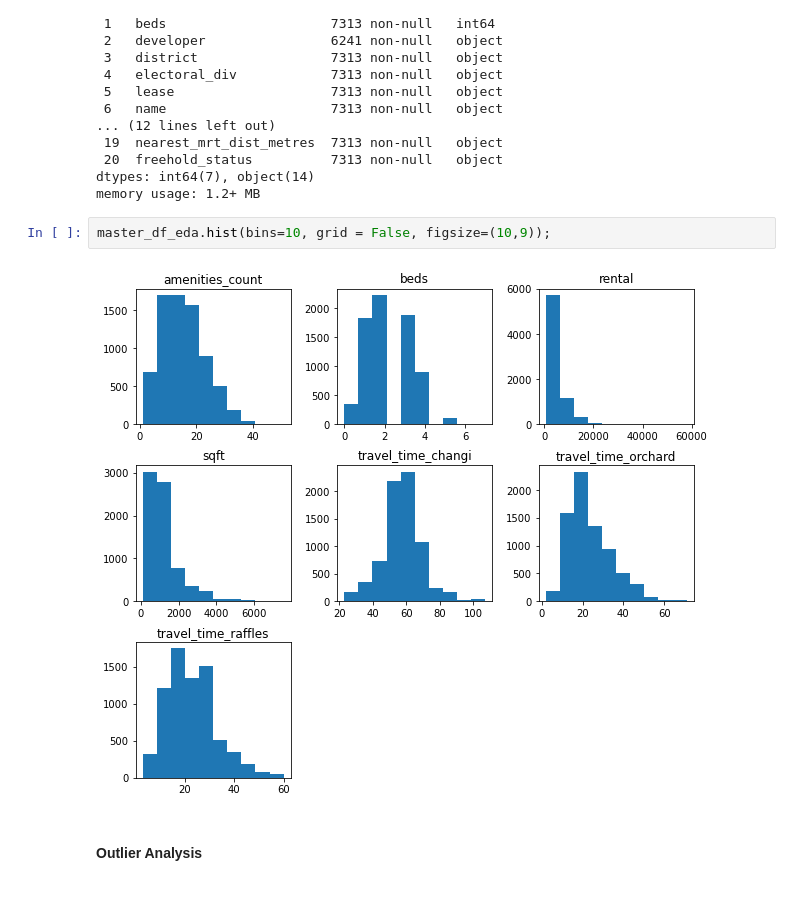
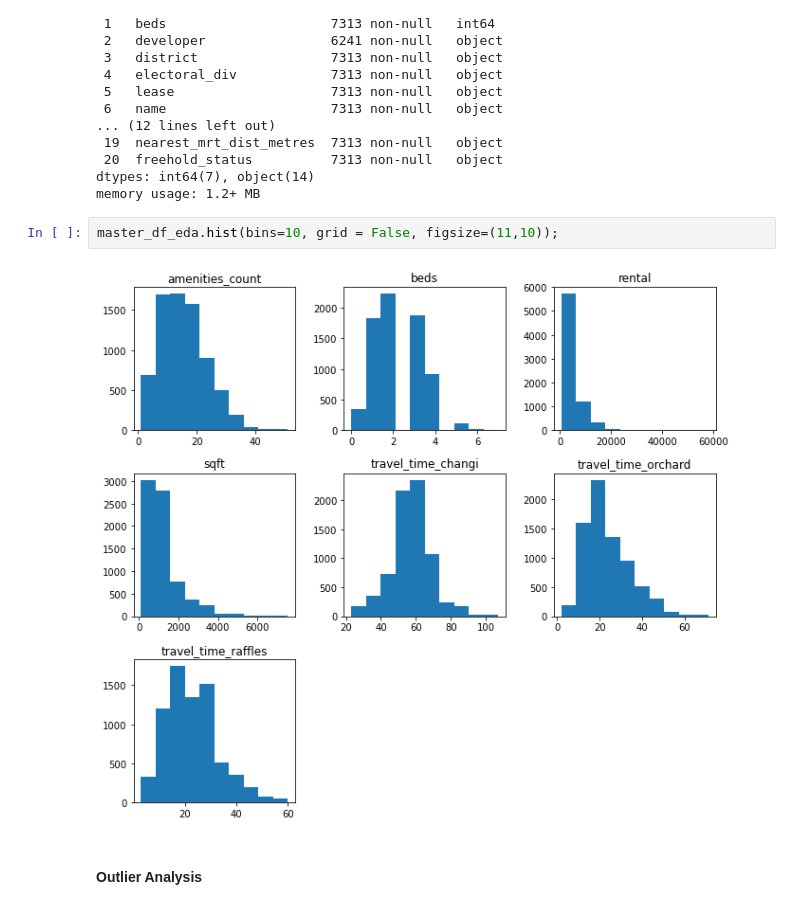
Before and after one commit to kennethleungty/Singapore-Condo-Rental-Market-Analysis, a Jupyter notebook: Part 2 - Data Cleaning and EDA.ipynb, the cells around one changed output. Saved outputs shown, nothing was run; the diff lists cells and outputs as text.

```diff
--- a/Part 2 - Data Cleaning and EDA.ipynb
+++ b/Part 2 - Data Cleaning and EDA.ipynb
@@ -823,9 +823,9 @@ Data columns (total 21 columns):
 dtypes: int64(7), object(14)
 memory usage: 1.2+ MB
 # %%
-master_df_eda.hist(bins=10, grid = False, figsize=(10,9));
+master_df_eda.hist(bins=10, grid = False, figsize=(11,10));
 # %% [output]
-[figure, old version]
+[figure, new version]
 # %% [markdown]
 #### Outlier Analysis
 # %%
```
Also changed, not shown: parts of 19 cells of this notebook, 11 other files.
